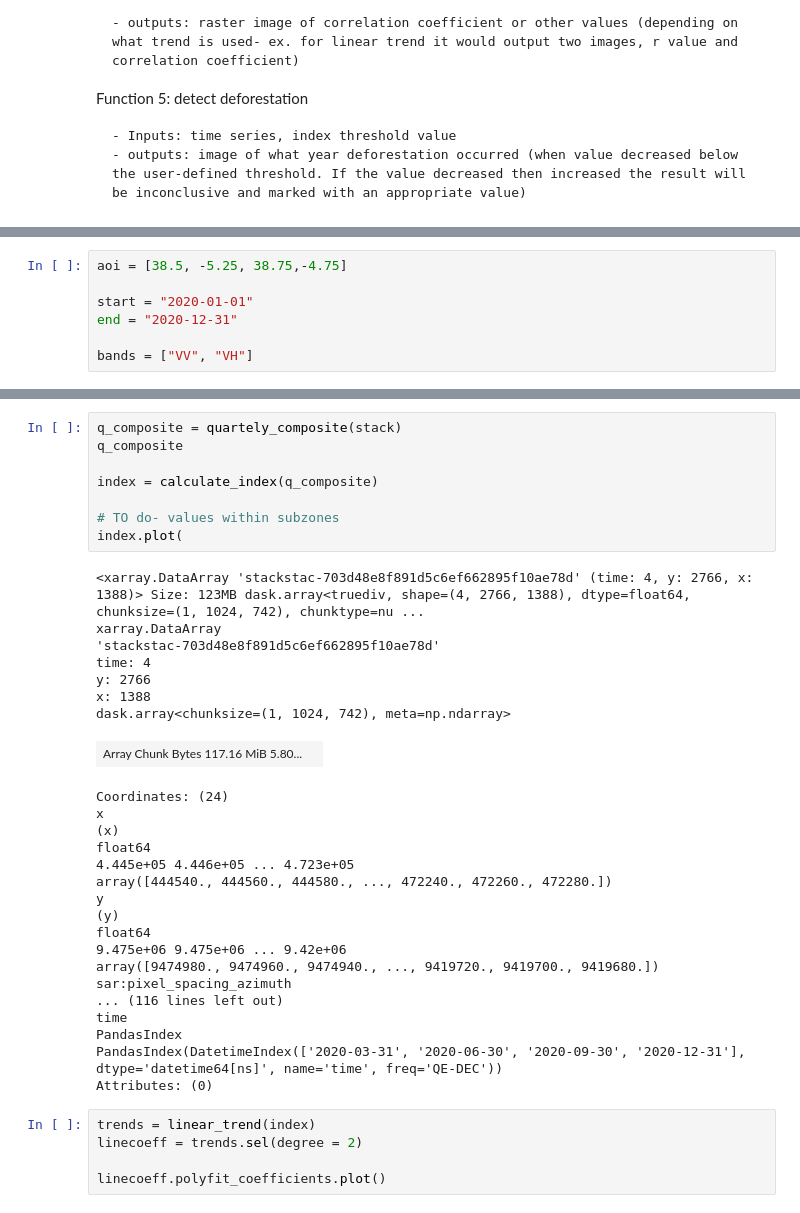
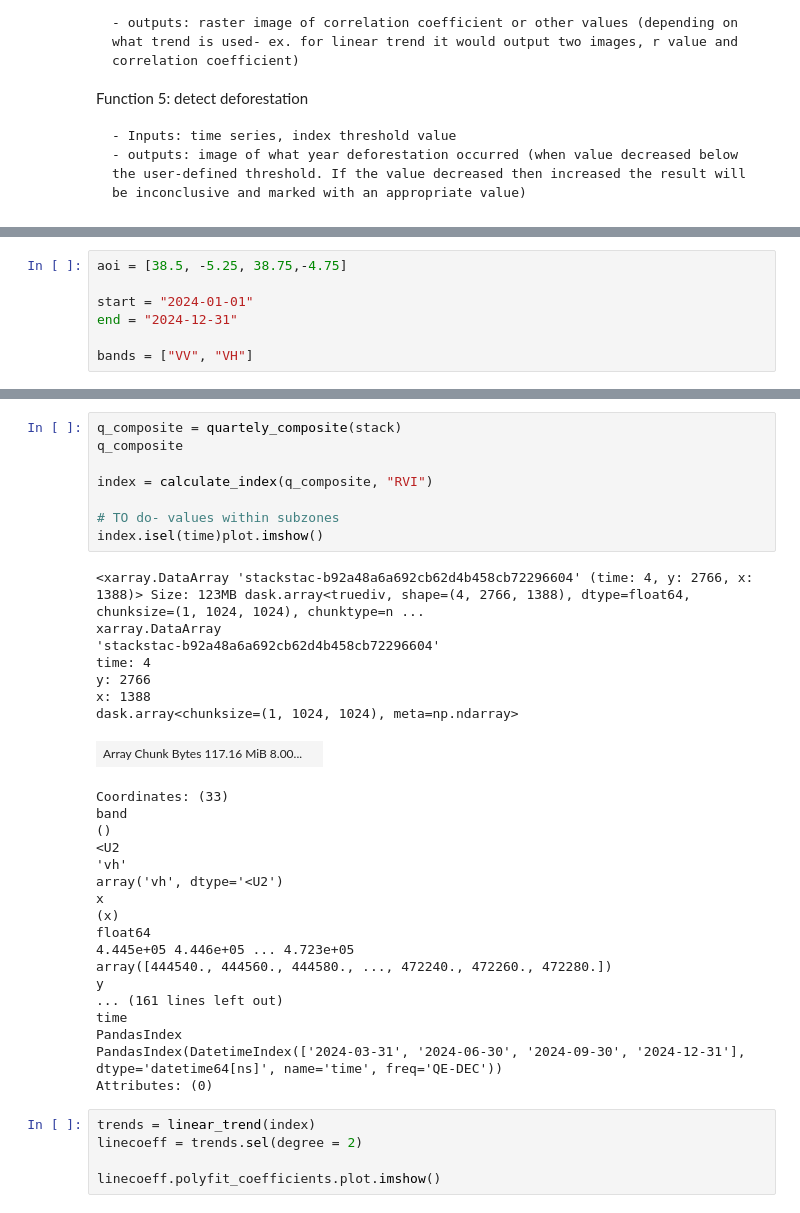
Before and after one commit to adlai-nelson/geog313-final-project, a Jupyter notebook: analysis.ipynb, the cells around one changed output, grey strips where cells are left out. Drawn from its saved outputs; the diff is of its cells as text.

```diff
--- a/analysis.ipynb
+++ b/analysis.ipynb
@@ -44,8 +38,8 @@ http://127.0.0.1:8787/status
 # %%
 aoi = [38.5, -5.25, 38.75,-4.75]
 
-start = "2020-01-01"
-end = "2020-12-31"
+start = "2024-01-01"
+end = "2024-12-31"
 
 bands = ["VV", "VH"]
 # %%
@@ -95,42 +60,42 @@ resolution :
 # %%
 q_composite = quartely_composite(stack)
 q_composite
 
-index = calculate_index(q_composite)
+index = calculate_index(q_composite, "RVI")
 
 # TO do- values within subzones
-index.plot(
+index.isel(time)plot.imshow()
 # %% [output]
-<xarray.DataArray 'stackstac-703d48e8f891d5c6ef662895f10ae78d' (time: 4, y: 2766, x: 1388)> Size: 123MB dask.array<truediv, shape=(4, 2766, 1388), dtype=float64, chunksize=(1, 1024, 742), chunktype=nu ...
+<xarray.DataArray 'stackstac-b92a48a6a692cb62d4b458cb72296604' (time: 4, y: 2766, x: 1388)> Size: 123MB dask.array<truediv, shape=(4, 2766, 1388), dtype=float64, chunksize=(1, 1024, 1024), chunktype=n ...
 xarray.DataArray
-'stackstac-703d48e8f891d5c6ef662895f10ae78d'
+'stackstac-b92a48a6a692cb62d4b458cb72296604'
 time: 4
 y: 2766
 x: 1388
-dask.array<chunksize=(1, 1024, 742), meta=np.ndarray>
+dask.array<chunksize=(1, 1024, 1024), meta=np.ndarray>
-| Array Chunk Bytes 117.16 MiB 5.80... |  |
+| Array Chunk Bytes 117.16 MiB 8.00... |  |
-Coordinates: (24)
+Coordinates: (33)
+band
+()
+<U2
+'vh'
+array('vh', dtype='<U2')
 x
 (x)
 float64
 4.445e+05 4.446e+05 ... 4.723e+05
 array([444540., 444560., 444580., ..., 472240., 472260., 472280.])
 y
-(y)
-float64
-9.475e+06 9.475e+06 ... 9.42e+06
-array([9474980., 9474960., 9474940., ..., 9419720., 9419700., 9419680.])
-sar:pixel_spacing_azimuth
-... (116 lines left out)
+... (161 lines left out)
 time
 PandasIndex
-PandasIndex(DatetimeIndex(['2020-03-31', '2020-06-30', '2020-09-30', '2020-12-31'], dtype='datetime64[ns]', name='time', freq='QE-DEC'))
+PandasIndex(DatetimeIndex(['2024-03-31', '2024-06-30', '2024-09-30', '2024-12-31'], dtype='datetime64[ns]', name='time', freq='QE-DEC'))
 Attributes: (0)
 # %%
 trends = linear_trend(index)
 linecoeff = trends.sel(degree = 2)
 
-linecoeff.polyfit_coefficients.plot()
+linecoeff.polyfit_coefficients.plot.imshow()
 # %%
 import xarray as xr
 import rioxarray as rxr
```
Also changed, not shown: parts of 4 cells of this notebook.
